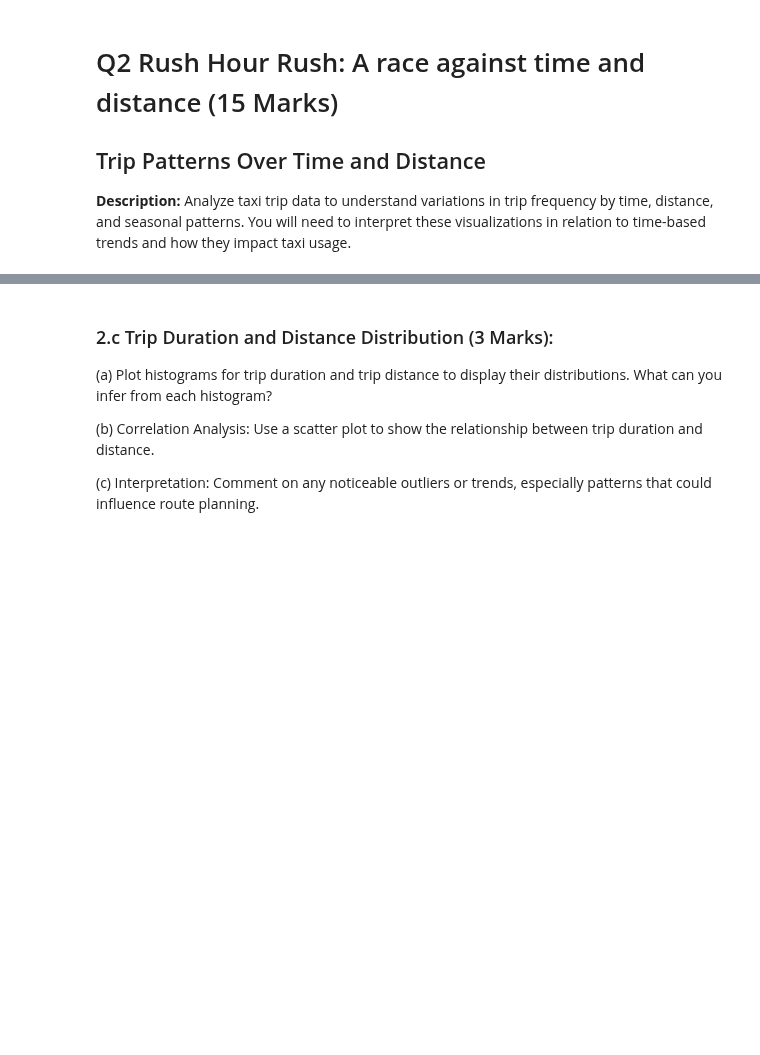
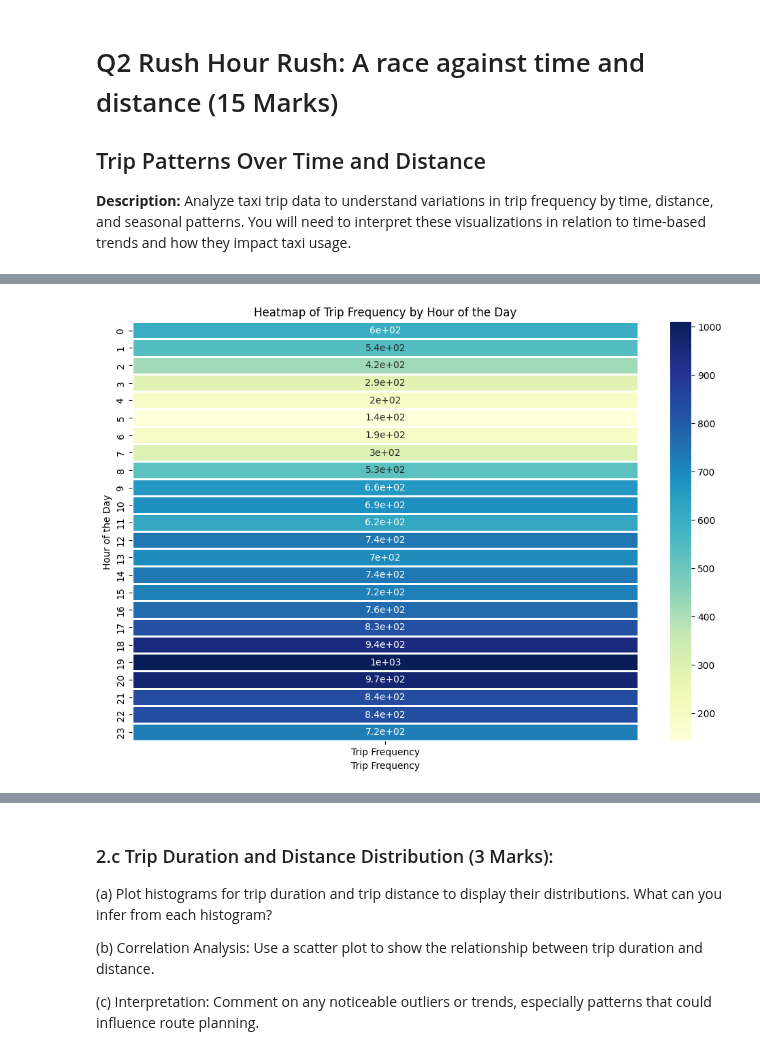
Before and after one commit to abhijain565aj/CS215-Assignment, a Jupyter notebook: A5-23B0903-23B0928-23B1057/Q2.ipynb, the cells around one changed output, grey strips where cells are left out. Saved outputs shown, nothing was run; the diff lists cells and outputs as text; code cells hidden in the pictures; blank space fills up the shorter version.

```diff
--- a/A5-23B0903-23B0928-23B1057/Q2.ipynb
+++ b/A5-23B0903-23B0928-23B1057/Q2.ipynb
@@ -32,0 +63,16 @@ df = pd.read_csv('./TaxiData.csv')
+# %%
+# Creating a DataFrame to calculate trip frequency by hour
+hour_counts = df['trip_start_hour'].value_counts().sort_index()
+hour_df = pd.DataFrame(hour_counts).reset_index()
+hour_df.columns = ['Hour', 'Trip Frequency']
+
+# Creating the heatmap
+plt.figure(figsize=(12,8))
+hour_pivot = hour_df.pivot_table(index=['Hour'], values='Trip Frequency')
+sns.heatmap(hour_pivot, annot=True, cmap="YlGnBu", cbar=True, linewidths=1, linecolor='white')
+plt.title("Heatmap of Trip Frequency by Hour of the Day")
+plt.xlabel("Trip Frequency")
+plt.ylabel("Hour of the Day")
+plt.show()
+# %% [output]
+[figure, added]
```
Also changed, not shown: parts of 12 cells of this notebook.
